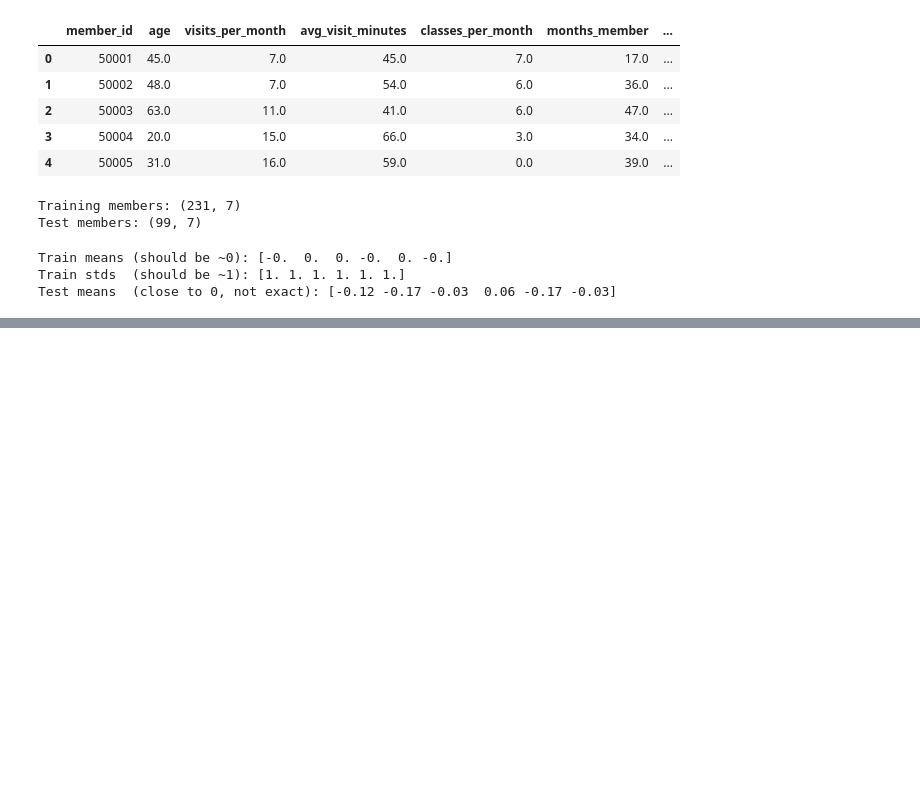
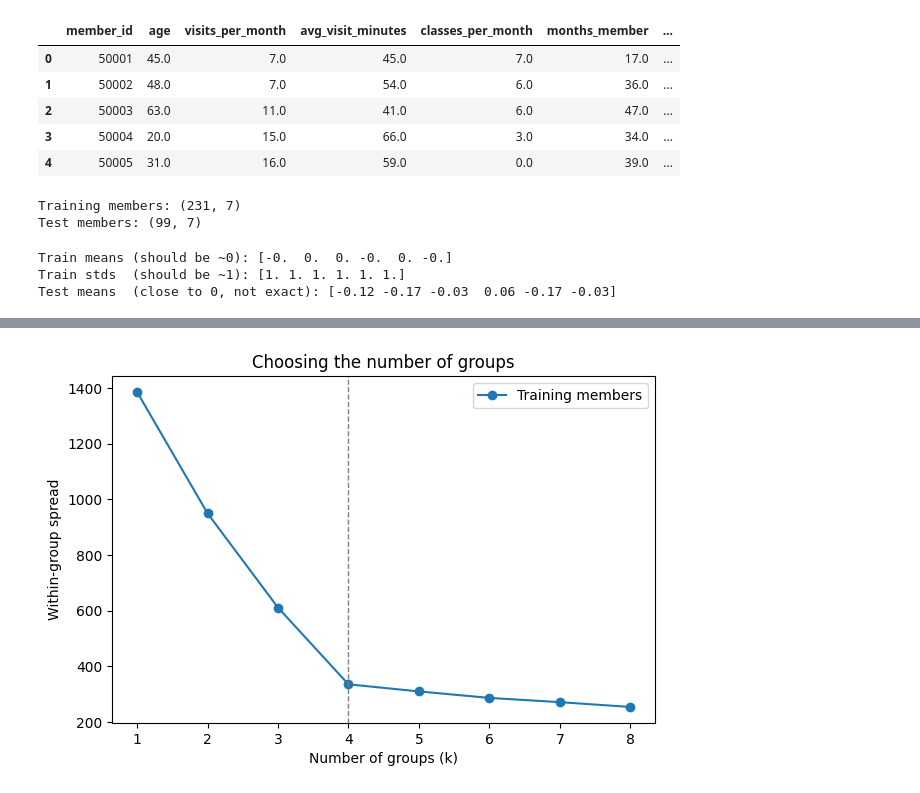
Before and after one commit to ak12463-arch/gym-member-segments, a Jupyter notebook: analysis.ipynb, the cells around one changed output, grey strips where cells are left out. Cells and saved outputs as stored; diff of their text form; code cells hidden in the pictures; blank space fills up the shorter version.

```diff
--- a/analysis.ipynb
+++ b/analysis.ipynb
@@ -50,3 +50,14 @@ print("Test means  (close to 0, not exact):", X_test_scaled.mean(axis=0).round(2
 Train means (should be ~0): [-0.  0.  0. -0.  0. -0.]
 Train stds  (should be ~1): [1. 1. 1. 1. 1. 1.]
 Test means  (close to 0, not exact): [-0.12 -0.17 -0.03  0.06 -0.17 -0.03]
+# %%
+k_values = range(1, 9)
+models = {}          # keep every fitted model, Step 3 needs them
+train_spread = []
+
+for k in k_values:
+    km = KMeans(n_clusters=k, n_init=10, random_state=SEED)
+    km.fit(X_train_scaled)
+    models[k] = km
+    train_spread.append(km.inertia_)
+    print(f"k={k}: training spread = {km.inertia_:.1f}")
@@ -52,0 +73,11 @@ Test means  (close to 0, not exact): [-0.12 -0.17 -0.03  0.06 -0.17 -0.03]
+# %%
+plt.figure(figsize=(7, 4.5))
+plt.plot(list(k_values), train_spread, marker="o", label="Training members")
+plt.axvline(4, color="gray", linestyle="--", linewidth=1)
+plt.xlabel("Number of groups (k)")
+plt.ylabel("Within-group spread")
+plt.title("Choosing the number of groups")
+plt.legend()
+plt.show()
+# %% [output]
+[figure, added]
```
Also changed, not shown: parts of 2 cells of this notebook.
